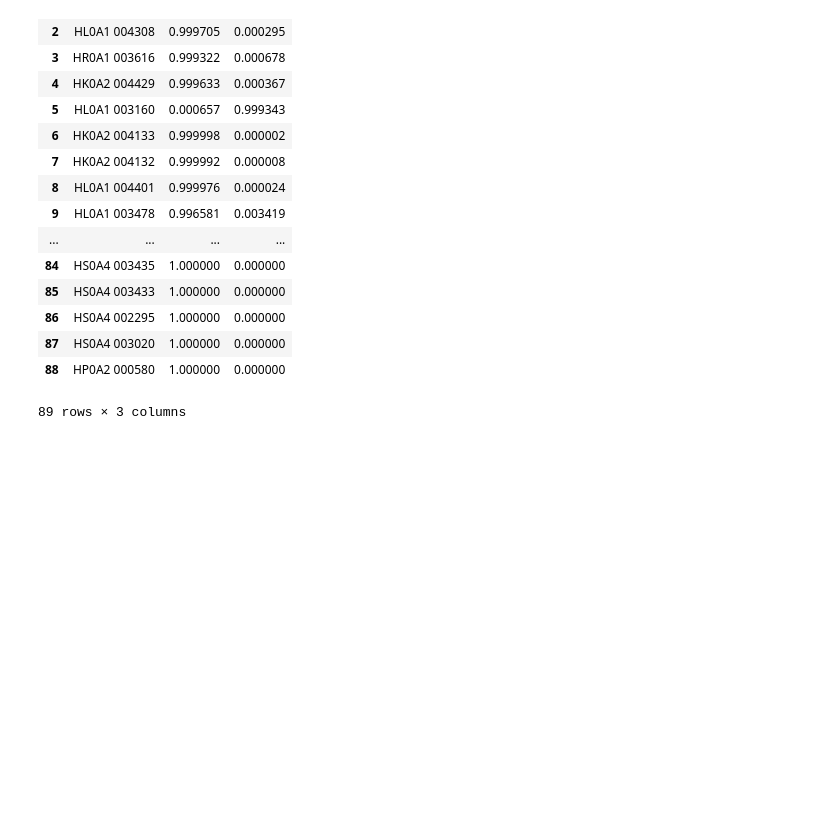
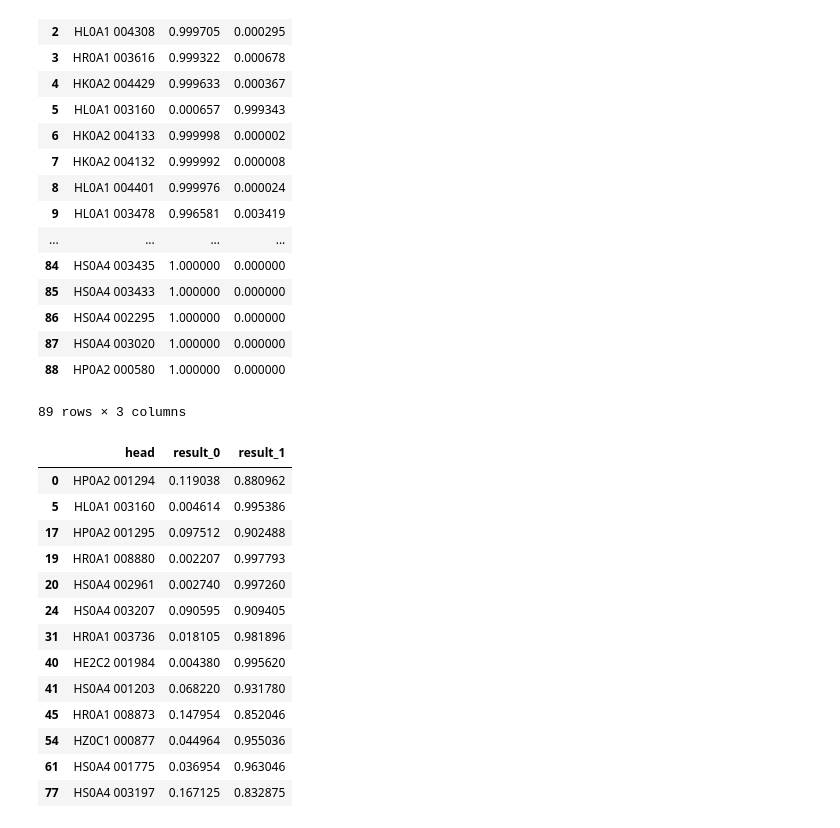
Before and after one commit to strankid/EnrichAI-PM_RNN, a Jupyter notebook: Data Analysis.ipynb, the cells around one changed output. Drawn from its saved outputs; the diff is of its cells as text; code cells hidden in the pictures; blank space fills up the shorter version.

```diff
--- a/Data Analysis.ipynb
+++ b/Data Analysis.ipynb
@@ -547,3 +547,22 @@ boo
 | 87 | HS0A4 003020 | 1.000000 | 0.000000 |
 | 88 | HP0A2 000580 | 1.000000 | 0.000000 |
 89 rows × 3 columns
+# %%
+results = pd.read_csv("results.csv")
+# %%
+results[results.result_1 > 0.8]
+# %% [output]
+|  | head | result_0 | result_1 |
+| 0 | HP0A2 001294 | 0.119038 | 0.880962 |
+| 5 | HL0A1 003160 | 0.004614 | 0.995386 |
+| 17 | HP0A2 001295 | 0.097512 | 0.902488 |
+| 19 | HR0A1 008880 | 0.002207 | 0.997793 |
+| 20 | HS0A4 002961 | 0.002740 | 0.997260 |
+| 24 | HS0A4 003207 | 0.090595 | 0.909405 |
+| 31 | HR0A1 003736 | 0.018105 | 0.981896 |
+| 40 | HE2C2 001984 | 0.004380 | 0.995620 |
+| 41 | HS0A4 001203 | 0.068220 | 0.931780 |
+| 45 | HR0A1 008873 | 0.147954 | 0.852046 |
+| 54 | HZ0C1 000877 | 0.044964 | 0.955036 |
+| 61 | HS0A4 001775 | 0.036954 | 0.963046 |
+| 77 | HS0A4 003197 | 0.167125 | 0.832875 |
```
Also changed, not shown: 3 other files.
